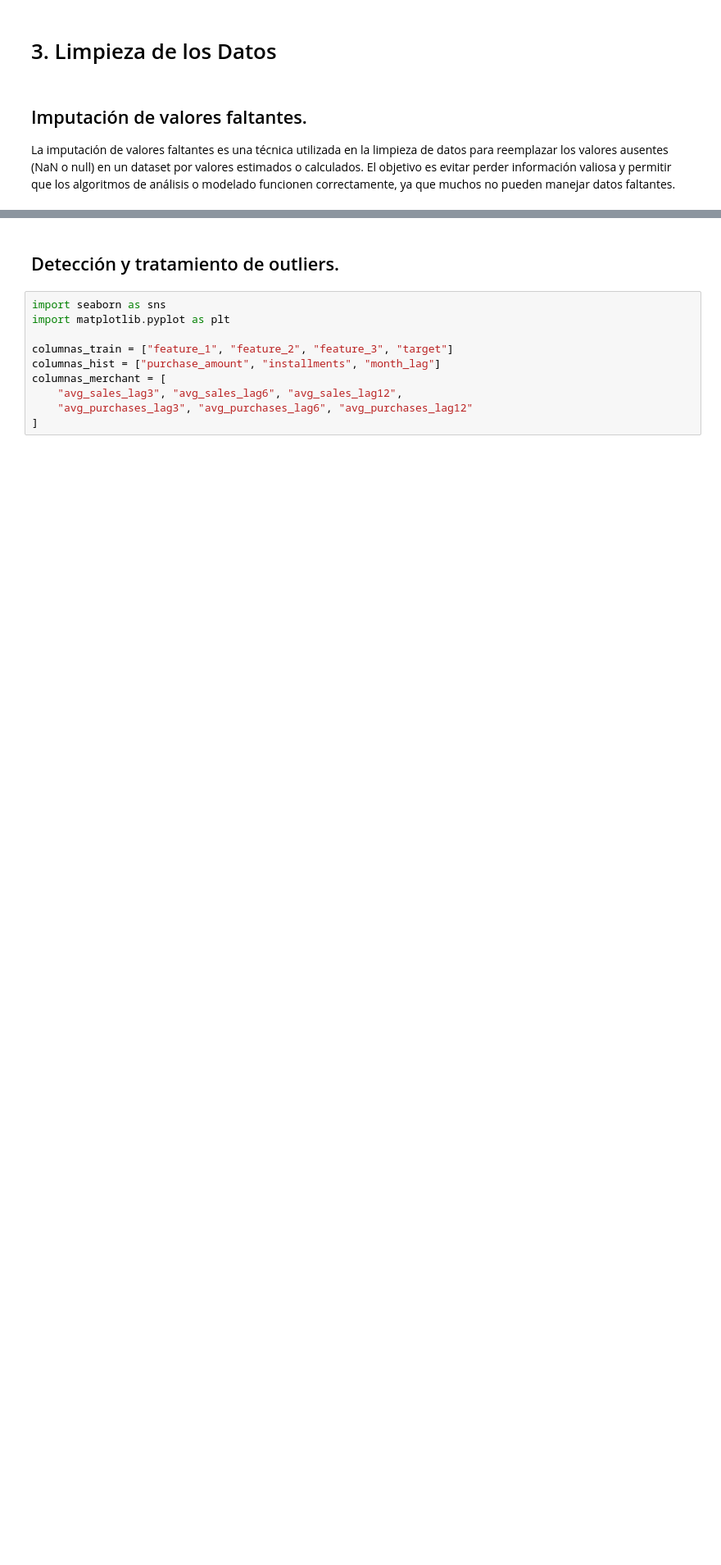
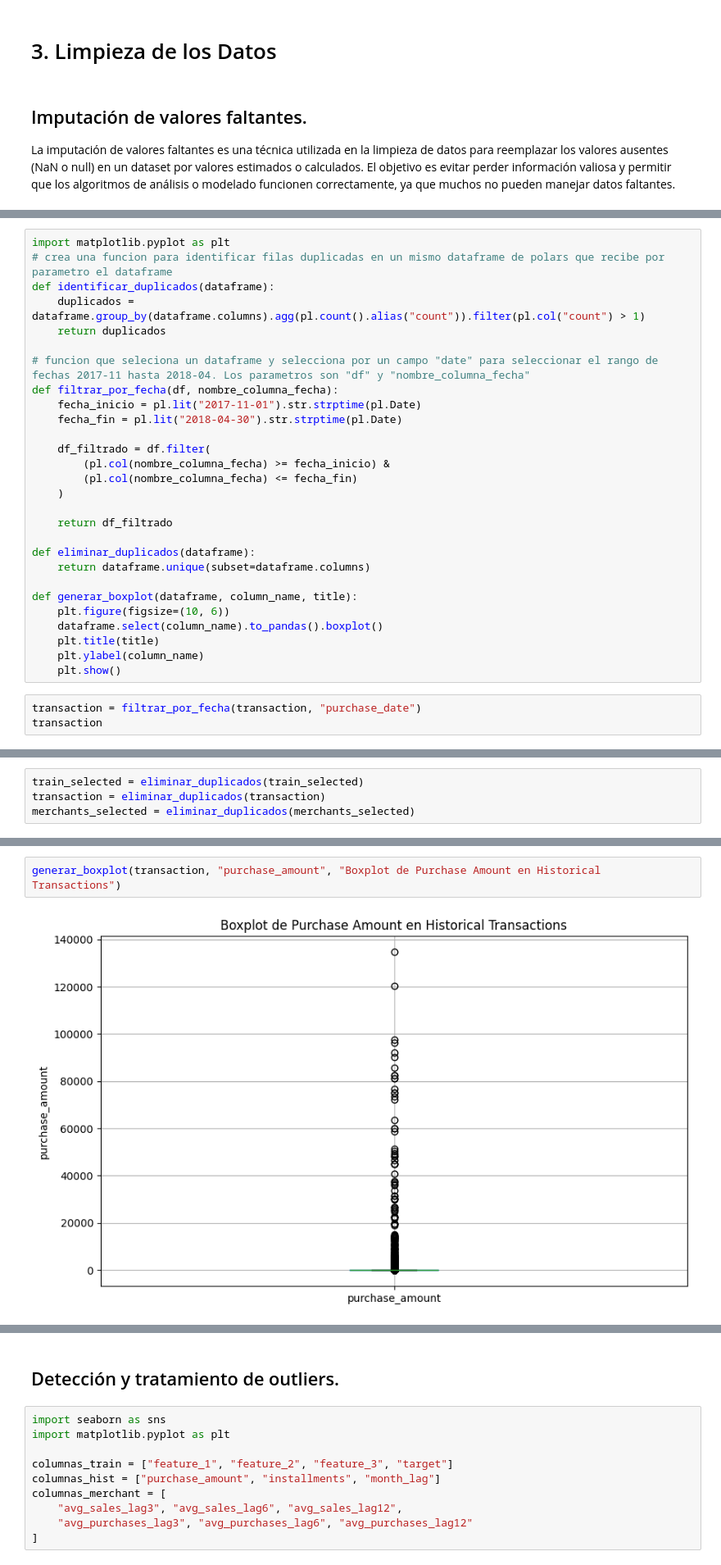
Before and after one commit to paulsantillan787/elo-data-mining, a Jupyter notebook: Preparacion_de_los_datos_v2.ipynb, the cells around one changed output, grey strips where cells are left out. Shown: that part at 82% size. Drawn from its saved outputs; the diff is of its cells as text; blank space fills up the shorter version.

```diff
--- a/Preparacion_de_los_datos_v2.ipynb
+++ b/Preparacion_de_los_datos_v2.ipynb
@@ -344,0 +505,31 @@ Series([], dtype: int64)
+# %%
+import matplotlib.pyplot as plt
+# crea una funcion para identificar filas duplicadas en un mismo dataframe de polars que recibe por parametro el dataframe
+def identificar_duplicados(dataframe):
+    duplicados = dataframe.group_by(dataframe.columns).agg(pl.count().alias("count")).filter(pl.col("count") > 1)
+    return duplicados
+
+# funcion que seleciona un dataframe y selecciona por un campo "date" para seleccionar el rango de fechas 2017-11 hasta 2018-04. Los parametros son "df" y "nombre_columna_fecha"
+def filtrar_por_fecha(df, nombre_columna_fecha):
+    fecha_inicio = pl.lit("2017-11-01").str.strptime(pl.Date)
+    fecha_fin = pl.lit("2018-04-30").str.strptime(pl.Date)
+
+    df_filtrado = df.filter(
+        (pl.col(nombre_columna_fecha) >= fecha_inicio) &
+        (pl.col(nombre_columna_fecha) <= fecha_fin)
+    )
+
+    return df_filtrado
+
+def eliminar_duplicados(dataframe):
+    return dataframe.unique(subset=dataframe.columns)
+
+def generar_boxplot(dataframe, column_name, title):
+    plt.figure(figsize=(10, 6))
+    dataframe.select(column_name).to_pandas().boxplot()
+    plt.title(title)
+    plt.ylabel(column_name)
+    plt.show()
+# %%
+transaction = filtrar_por_fecha(transaction, "purchase_date")
+transaction
@@ -344,0 +573,4 @@ Series([], dtype: int64)
+# %%
+train_selected = eliminar_duplicados(train_selected)
+transaction = eliminar_duplicados(transaction)
+merchants_selected = eliminar_duplicados(merchants_selected)
@@ -344,0 +599,4 @@ Series([], dtype: int64)
+# %%
+generar_boxplot(transaction, "purchase_amount", "Boxplot de Purchase Amount en Historical Transactions")
+# %% [output]
+[figure, added]
```
Also changed, not shown: parts of 63 cells of this notebook.
